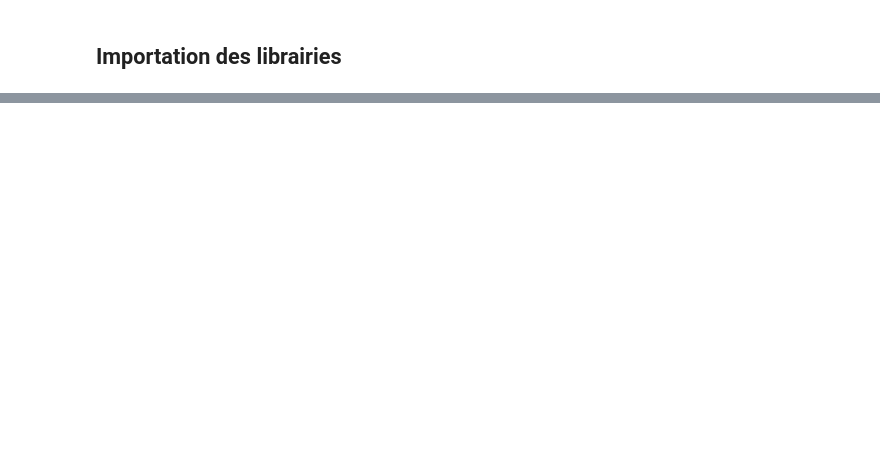
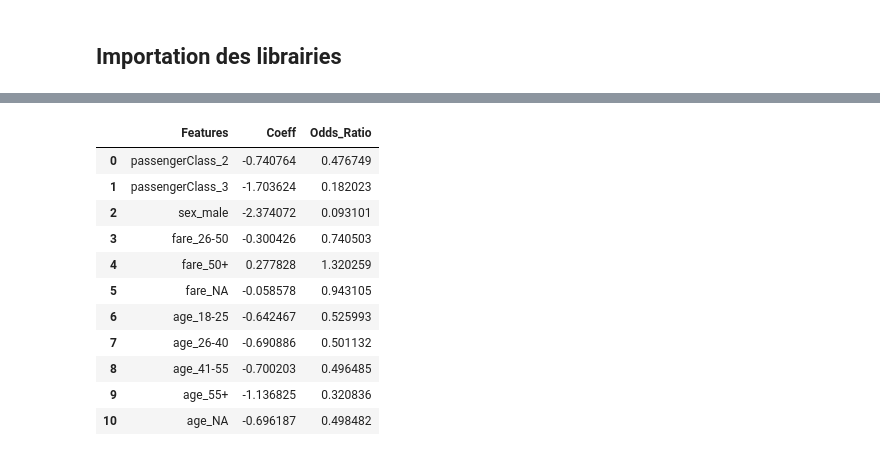
Before and after one commit to TCHAI1010/mlops, a Jupyter notebook: Titanic.ipynb, the cells around one changed output, grey strips where cells are left out. Saved outputs shown, nothing was run; the diff lists cells and outputs as text; code cells hidden in the pictures; blank space fills up the shorter version.

```diff
--- a/Titanic.ipynb
+++ b/Titanic.ipynb
@@ -39,0 +151,2 @@ Le pré-traitement qui suit se déroule en ?? étapes :
+# %%
+coeff_tab=getCoefficients(x,reg)
@@ -40 +166,16 @@ Le pré-traitement qui suit se déroule en ?? étapes :
+# %%
+add_odd_ratio(coeff_tab)
+# %% [output]
+|  | Features | Coeff | Odds_Ratio |
+| 0 | passengerClass_2 | -0.740764 | 0.476749 |
+| 1 | passengerClass_3 | -1.703624 | 0.182023 |
+| 2 | sex_male | -2.374072 | 0.093101 |
+| 3 | fare_26-50 | -0.300426 | 0.740503 |
+| 4 | fare_50+ | 0.277828 | 1.320259 |
+| 5 | fare_NA | -0.058578 | 0.943105 |
+| 6 | age_18-25 | -0.642467 | 0.525993 |
+| 7 | age_26-40 | -0.690886 | 0.501132 |
+| 8 | age_41-55 | -0.700203 | 0.496485 |
+| 9 | age_55+ | -1.136825 | 0.320836 |
+| 10 | age_NA | -0.696187 | 0.498482 |
 # %% [markdown]
```
Also changed, not shown: parts of 26 cells of this notebook, 3 other files.
